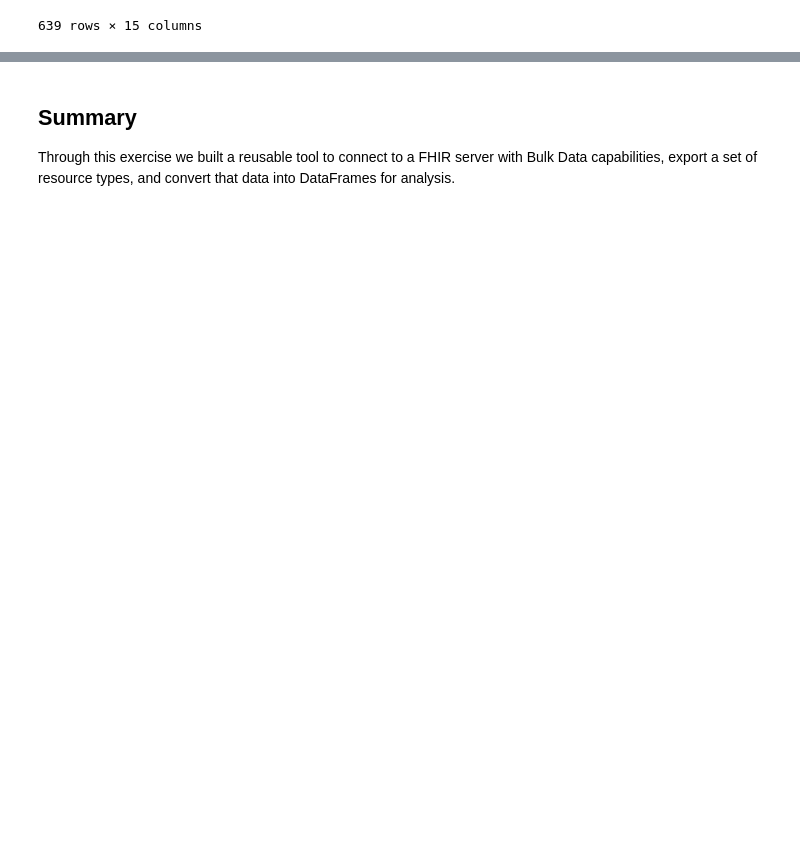
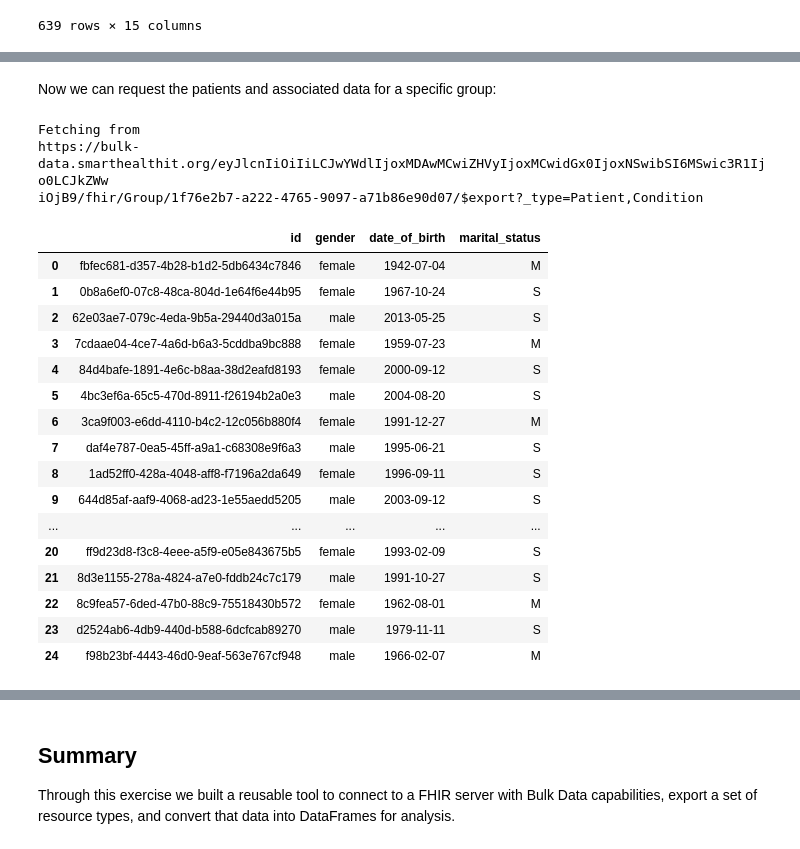
Before and after one commit to mitre/fhir-for-research, a Jupyter notebook: workshops/fhir-bulk-data/notebook.ipynb, the cells around one changed output, grey strips where cells are left out. Cells and saved outputs as stored; diff of their text form; code cells hidden in the pictures; blank space fills up the shorter version.

```diff
--- a/workshops/fhir-bulk-data/notebook.ipynb
+++ b/workshops/fhir-bulk-data/notebook.ipynb
@@ -722,0 +836,3 @@ dfs['Condition']
+# %%
+r = session.get(f'{server_url}/Group', headers={'Authorization': f'Bearer {get_token()}', 'Accept': 'application/fhir+json'})
+r.json()
@@ -722,0 +859,3 @@ dfs['Condition']
+# %%
+groups = pd.json_normalize(r.json()['entry'])[['resource.id', 'resource.name', 'resource.quantity']]
+groups
@@ -722,0 +872,47 @@ dfs['Condition']
+# %% [markdown]
+Now we can request the patients and associated data for a specific group:
+# %%
+group_id = groups.loc[0, 'resource.id']
+
+fetcher = BulkDataFetcher(
+    base_url=server_url, client_id=client_id, private_key=private_key, key_id=key_id, session=session,
+
+    # Tell the BulkDataFetcher to request data from the specified group rather than all patients
+    endpoint=f'Group/{group_id}'
+)
+
+# add a resource type of interest, with some FHIRPath field mappings
+fetcher.add_resource_type('Patient', [
+    ("id", "identifier[0].value"),
+    ("gender", "gender"),
+    ("date_of_birth", "birthDate"),
+    ("marital_status", "maritalStatus.coding.first().code")
+])
+
+# add another resource type, with no FHIRPath mappings (load the entire resource)
+fetcher.add_resource_type('Condition')
+
+dfs = fetcher.get_dataframes()
+
+dfs['Patient']
+# %% [output]
+Fetching from
+https://bulk-data.smarthealthit.org/eyJlcnIiOiIiLCJwYWdlIjoxMDAwMCwiZHVyIjoxMCwidGx0IjoxNSwibSI6MSwic3R1Ijo0LCJkZWw
+iOjB9/fhir/Group/1f76e2b7-a222-4765-9097-a71b86e90d07/$export?_type=Patient,Condition
+|  | id | gender | date_of_birth | marital_status |
+| 0 | fbfec681-d357-4b28-b1d2-5db6434c7846 | female | 1942-07-04 | M |
+| 1 | 0b8a6ef0-07c8-48ca-804d-1e64f6e44b95 | female | 1967-10-24 | S |
+| 2 | 62e03ae7-079c-4eda-9b5a-29440d3a015a | male | 2013-05-25 | S |
+| 3 | 7cdaae04-4ce7-4a6d-b6a3-5cddba9bc888 | female | 1959-07-23 | M |
+| 4 | 84d4bafe-1891-4e6c-b8aa-38d2eafd8193 | female | 2000-09-12 | S |
+| 5 | 4bc3ef6a-65c5-470d-8911-f26194b2a0e3 | male | 2004-08-20 | S |
+| 6 | 3ca9f003-e6dd-4110-b4c2-12c056b880f4 | female | 1991-12-27 | M |
+| 7 | daf4e787-0ea5-45ff-a9a1-c68308e9f6a3 | male | 1995-06-21 | S |
+| 8 | 1ad52ff0-428a-4048-aff8-f7196a2da649 | female | 1996-09-11 | S |
+| 9 | 644d85af-aaf9-4068-ad23-1e55aedd5205 | male | 2003-09-12 | S |
+| ... | ... | ... | ... | ... |
+| 20 | ff9d23d8-f3c8-4eee-a5f9-e05e843675b5 | female | 1993-02-09 | S |
+| 21 | 8d3e1155-278a-4824-a7e0-fddb24c7c179 | male | 1991-10-27 | S |
+| 22 | 8c9fea57-6ded-47b0-88c9-75518430b572 | female | 1962-08-01 | M |
+| 23 | d2524ab6-4db9-440d-b588-6dcfcab89270 | male | 1979-11-11 | S |
+| 24 | f98b23bf-4443-46d0-9eaf-563e767cf948 | male | 1966-02-07 | M |
```
Also changed, not shown: parts of 43 cells of this notebook, 7 other files.
